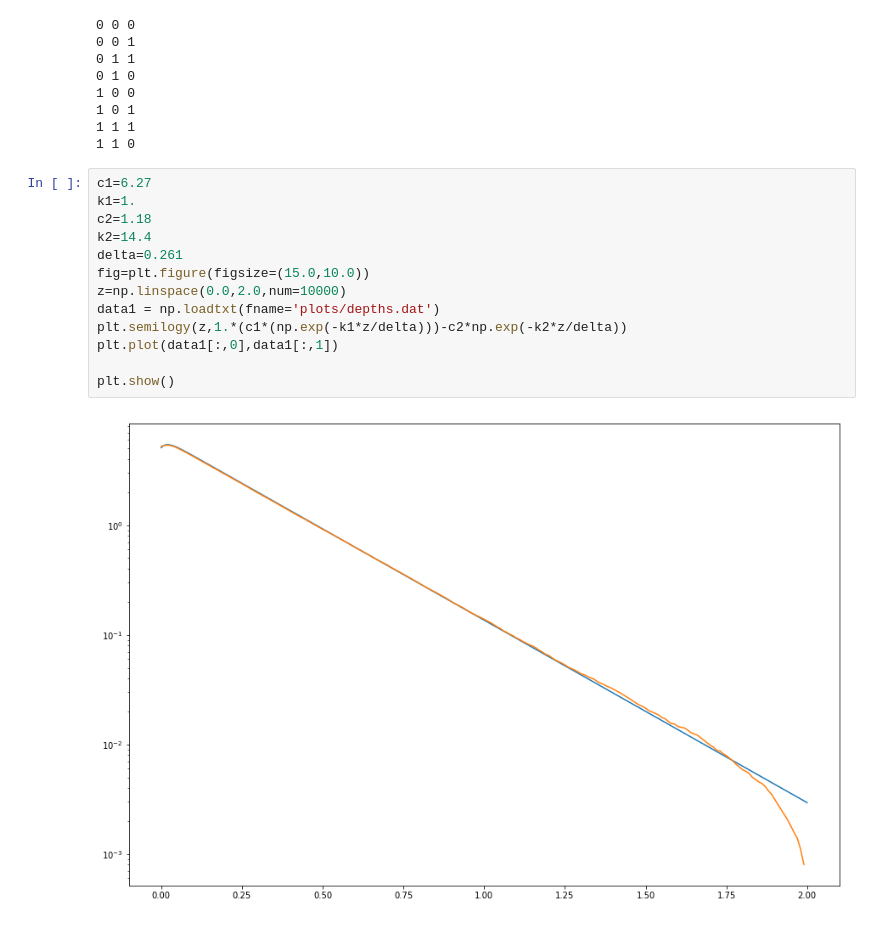
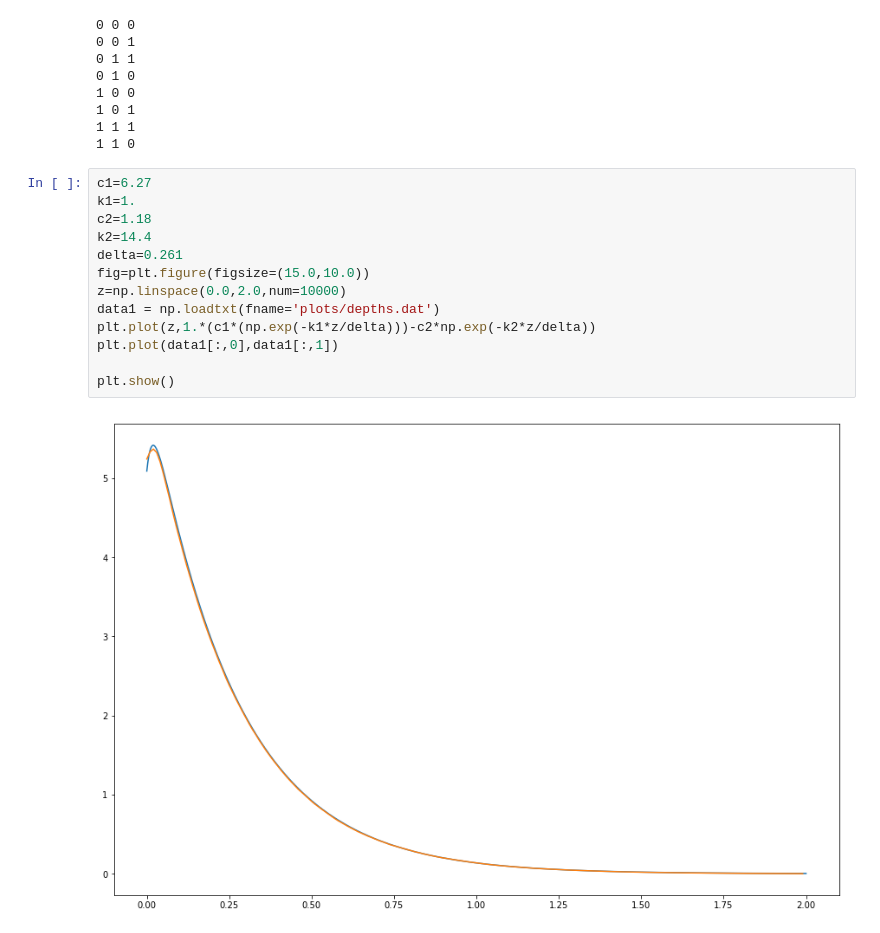
Before and after one commit to i-brnrd/vitaminD, a Jupyter notebook: jaques_verify.ipynb, the cells around one changed output. Saved outputs shown, nothing was run; the diff lists cells and outputs as text.

```diff
--- a/jaques_verify.ipynb
+++ b/jaques_verify.ipynb
@@ -279,15 +279,15 @@ for i in range(2):
 # %%
 c1=6.27
 k1=1.
 c2=1.18
 k2=14.4
 delta=0.261
 fig=plt.figure(figsize=(15.0,10.0))
 z=np.linspace(0.0,2.0,num=10000)
 data1 = np.loadtxt(fname='plots/depths.dat')
-plt.semilogy(z,1.*(c1*(np.exp(-k1*z/delta)))-c2*np.exp(-k2*z/delta))
+plt.plot(z,1.*(c1*(np.exp(-k1*z/delta)))-c2*np.exp(-k2*z/delta))
 plt.plot(data1[:,0],data1[:,1])
 
 plt.show()
 # %% [output]
-[figure, old version]
+[figure, new version]
```
Also changed, not shown: parts of 1 cell of this notebook, 16 other files.
